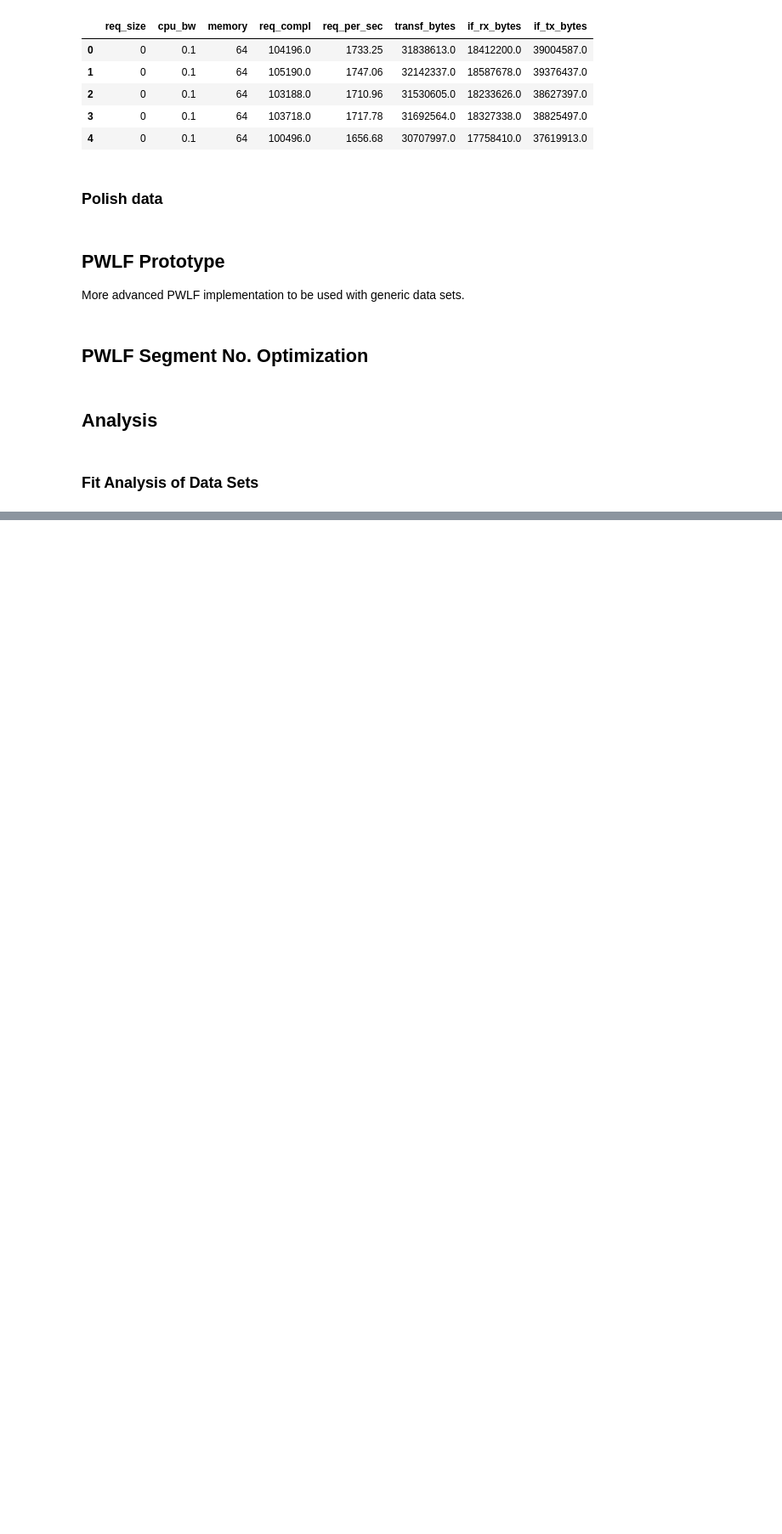
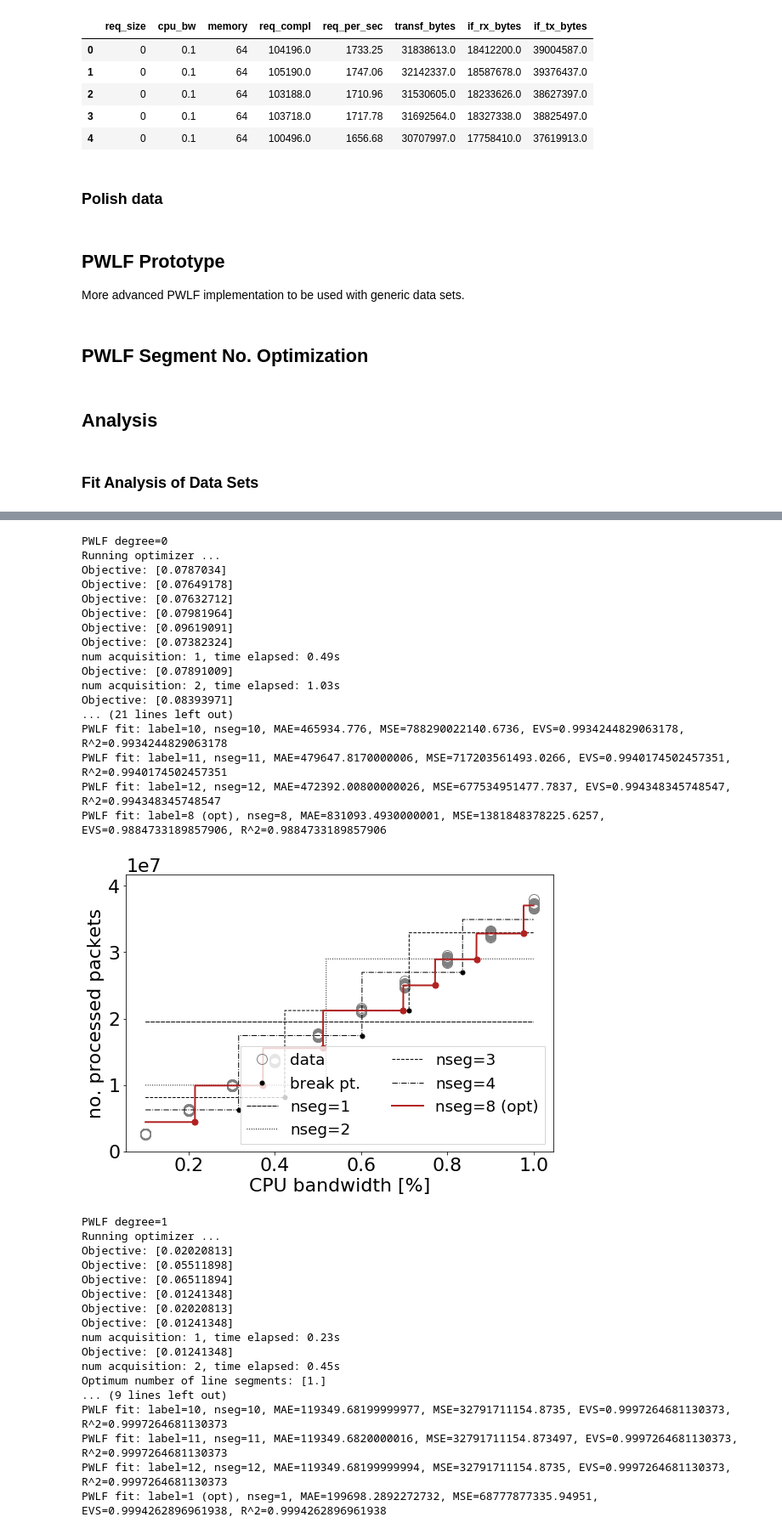
Before and after one commit to sndzoo/analysis, a Jupyter notebook: pwl_approx_analysis-optimization.ipynb, the cells around one changed output, grey strips where cells are left out. Shown at 85% size. Cells and saved outputs as stored; diff of their text form; code cells hidden in the pictures; blank space fills up the shorter version.

```diff
--- a/pwl_approx_analysis-optimization.ipynb
+++ b/pwl_approx_analysis-optimization.ipynb
@@ -650,3 +739,40 @@ analyse_fits(d, "cpu_bw", "ids_pkts", name="ds-sec02", x_label="CPU bandwidth [%
 # %%
 d = select(dfs[2].copy(), {"flow_size": 0, "ruleset": 0, "memory": 256})
-analyse_fits(d, "cpu_bw", "ids_pkts", name="ds-sec03", x_label="CPU bandwidth [%]", y_label="no. processed packets")
+df_err = analyse_fits(d, "cpu_bw", "ids_pkts", name="ds-sec03", x_label="CPU bandwidth [%]", y_label="no. processed packets")
+df_err
+# %% [output]
+PWLF degree=0
+Running optimizer ...
+Objective: [0.0787034]
+Objective: [0.07649178]
+Objective: [0.07632712]
+Objective: [0.07981964]
+Objective: [0.09619091]
+Objective: [0.07382324]
+num acquisition: 1, time elapsed: 0.49s
+Objective: [0.07891009]
+num acquisition: 2, time elapsed: 1.03s
+Objective: [0.08393971]
+... (21 lines left out)
+PWLF fit: label=10, nseg=10, MAE=465934.776, MSE=788290022140.6736, EVS=0.9934244829063178, R^2=0.9934244829063178
+PWLF fit: label=11, nseg=11, MAE=479647.8170000006, MSE=717203561493.0266, EVS=0.9940174502457351, R^2=0.9940174502457351
+PWLF fit: label=12, nseg=12, MAE=472392.00800000026, MSE=677534951477.7837, EVS=0.994348345748547, R^2=0.994348345748547
+PWLF fit: label=8 (opt), nseg=8, MAE=831093.4930000001, MSE=1381848378225.6257, EVS=0.9884733189857906, R^2=0.9884733189857906
+[figure, added]
+PWLF degree=1
+Running optimizer ...
+Objective: [0.02020813]
+Objective: [0.05511898]
+Objective: [0.06511894]
+Objective: [0.01241348]
+Objective: [0.02020813]
+Objective: [0.01241348]
+num acquisition: 1, time elapsed: 0.23s
+Objective: [0.01241348]
+num acquisition: 2, time elapsed: 0.45s
+Optimum number of line segments: [1.]
+... (9 lines left out)
+PWLF fit: label=10, nseg=10, MAE=119349.68199999977, MSE=32791711154.8735, EVS=0.9997264681130373, R^2=0.9997264681130373
+PWLF fit: label=11, nseg=11, MAE=119349.6820000016, MSE=32791711154.873497, EVS=0.9997264681130373, R^2=0.9997264681130373
+PWLF fit: label=12, nseg=12, MAE=119349.68199999994, MSE=32791711154.8735, EVS=0.9997264681130373, R^2=0.9997264681130373
+PWLF fit: label=1 (opt), nseg=1, MAE=199698.2892272732, MSE=68777877335.94951, EVS=0.9994262896961938, R^2=0.9994262896961938
```
Also changed, not shown: parts of 17 cells of this notebook, 42 other files.
